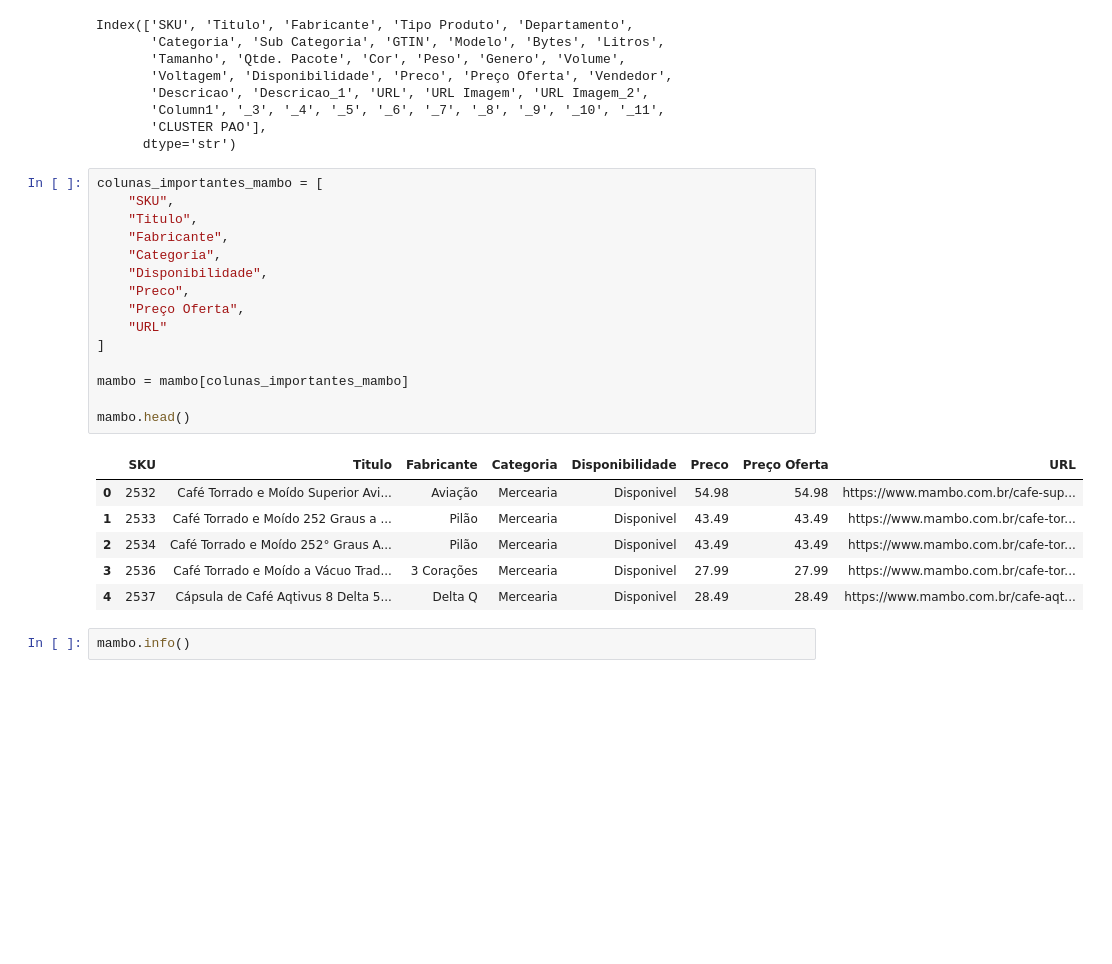
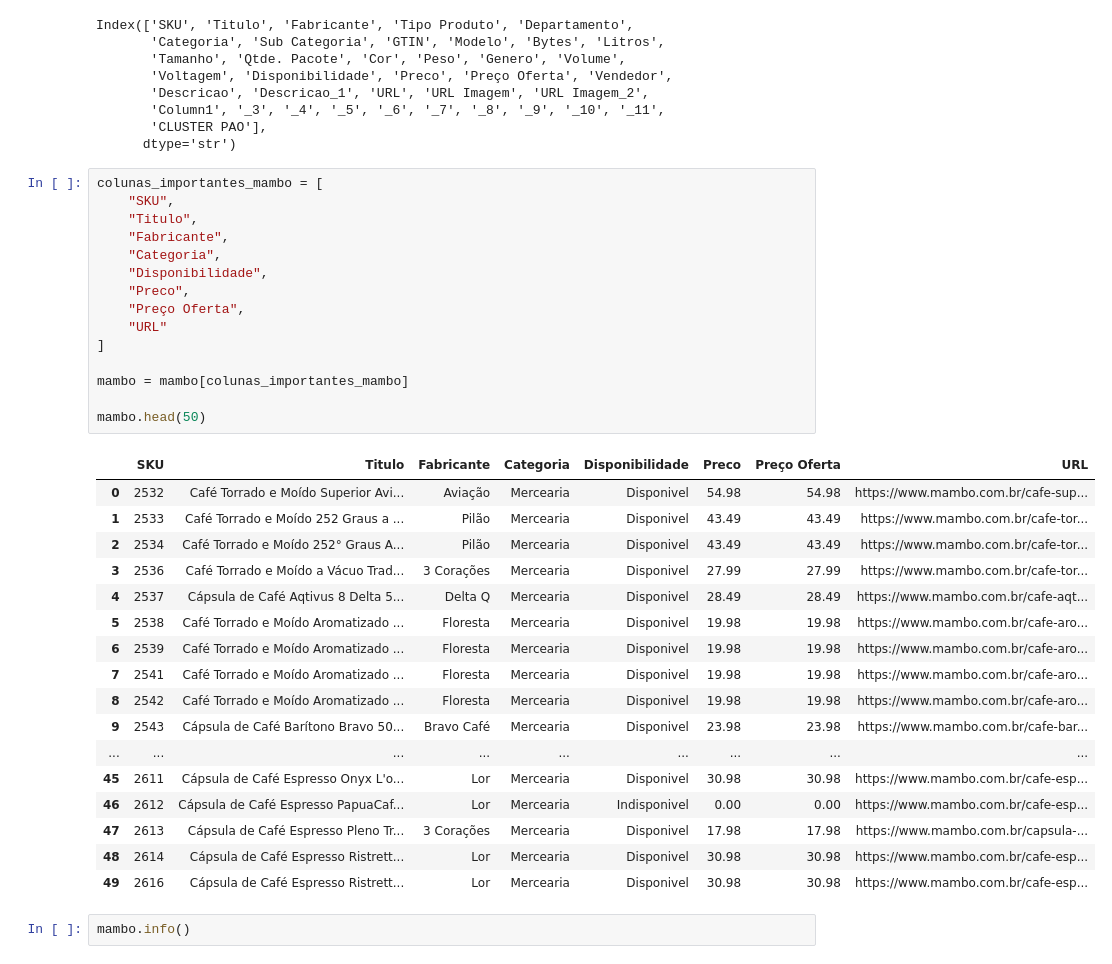
Before and after one commit to PauloViniciusR/Proj_, a Jupyter notebook: mambo.ipynb, the cells around one changed output. Saved outputs shown, nothing was run; the diff lists cells and outputs as text; blank space fills up the shorter version.

```diff
--- a/mambo.ipynb
+++ b/mambo.ipynb
@@ -29,25 +29,36 @@ Index(['SKU', 'Titulo', 'Fabricante', 'Tipo Produto', 'Departamento',
 # %%
 colunas_importantes_mambo = [
     "SKU",
     "Titulo",
     "Fabricante",
     "Categoria",
     "Disponibilidade",
     "Preco",
     "Preço Oferta",
     "URL"
 ]
 
 mambo = mambo[colunas_importantes_mambo]
 
-mambo.head()
+mambo.head(50)
 # %% [output]
 |  | SKU | Titulo | Fabricante | Categoria | Disponibilidade | Preco | Preço Oferta | URL |
 | 0 | 2532 | Café Torrado e Moído Superior Avi... | Aviação | Mercearia | Disponivel | 54.98 | 54.98 | https://www.mambo.com.br/cafe-sup... |
 | 1 | 2533 | Café Torrado e Moído 252 Graus a ... | Pilão | Mercearia | Disponivel | 43.49 | 43.49 | https://www.mambo.com.br/cafe-tor... |
 | 2 | 2534 | Café Torrado e Moído 252° Graus A... | Pilão | Mercearia | Disponivel | 43.49 | 43.49 | https://www.mambo.com.br/cafe-tor... |
 | 3 | 2536 | Café Torrado e Moído a Vácuo Trad... | 3 Corações | Mercearia | Disponivel | 27.99 | 27.99 | https://www.mambo.com.br/cafe-tor... |
 | 4 | 2537 | Cápsula de Café Aqtivus 8 Delta 5... | Delta Q | Mercearia | Disponivel | 28.49 | 28.49 | https://www.mambo.com.br/cafe-aqt... |
+| 5 | 2538 | Café Torrado e Moído Aromatizado ... | Floresta | Mercearia | Disponivel | 19.98 | 19.98 | https://www.mambo.com.br/cafe-aro... |
+| 6 | 2539 | Café Torrado e Moído Aromatizado ... | Floresta | Mercearia | Disponivel | 19.98 | 19.98 | https://www.mambo.com.br/cafe-aro... |
+| 7 | 2541 | Café Torrado e Moído Aromatizado ... | Floresta | Mercearia | Disponivel | 19.98 | 19.98 | https://www.mambo.com.br/cafe-aro... |
+| 8 | 2542 | Café Torrado e Moído Aromatizado ... | Floresta | Mercearia | Disponivel | 19.98 | 19.98 | https://www.mambo.com.br/cafe-aro... |
+| 9 | 2543 | Cápsula de Café Barítono Bravo 50... | Bravo Café | Mercearia | Disponivel | 23.98 | 23.98 | https://www.mambo.com.br/cafe-bar... |
+| ... | ... | ... | ... | ... | ... | ... | ... | ... |
+| 45 | 2611 | Cápsula de Café Espresso Onyx L'o... | Lor | Mercearia | Disponivel | 30.98 | 30.98 | https://www.mambo.com.br/cafe-esp... |
+| 46 | 2612 | Cápsula de Café Espresso PapuaCaf... | Lor | Mercearia | Indisponivel | 0.00 | 0.00 | https://www.mambo.com.br/cafe-esp... |
+| 47 | 2613 | Cápsula de Café Espresso Pleno Tr... | 3 Corações | Mercearia | Disponivel | 17.98 | 17.98 | https://www.mambo.com.br/capsula-... |
+| 48 | 2614 | Cápsula de Café Espresso Ristrett... | Lor | Mercearia | Disponivel | 30.98 | 30.98 | https://www.mambo.com.br/cafe-esp... |
+| 49 | 2616 | Cápsula de Café Espresso Ristrett... | Lor | Mercearia | Disponivel | 30.98 | 30.98 | https://www.mambo.com.br/cafe-esp... |
 # %%
 mambo.info()
 # %% [output]
```
Also changed, not shown: 1 other file.
